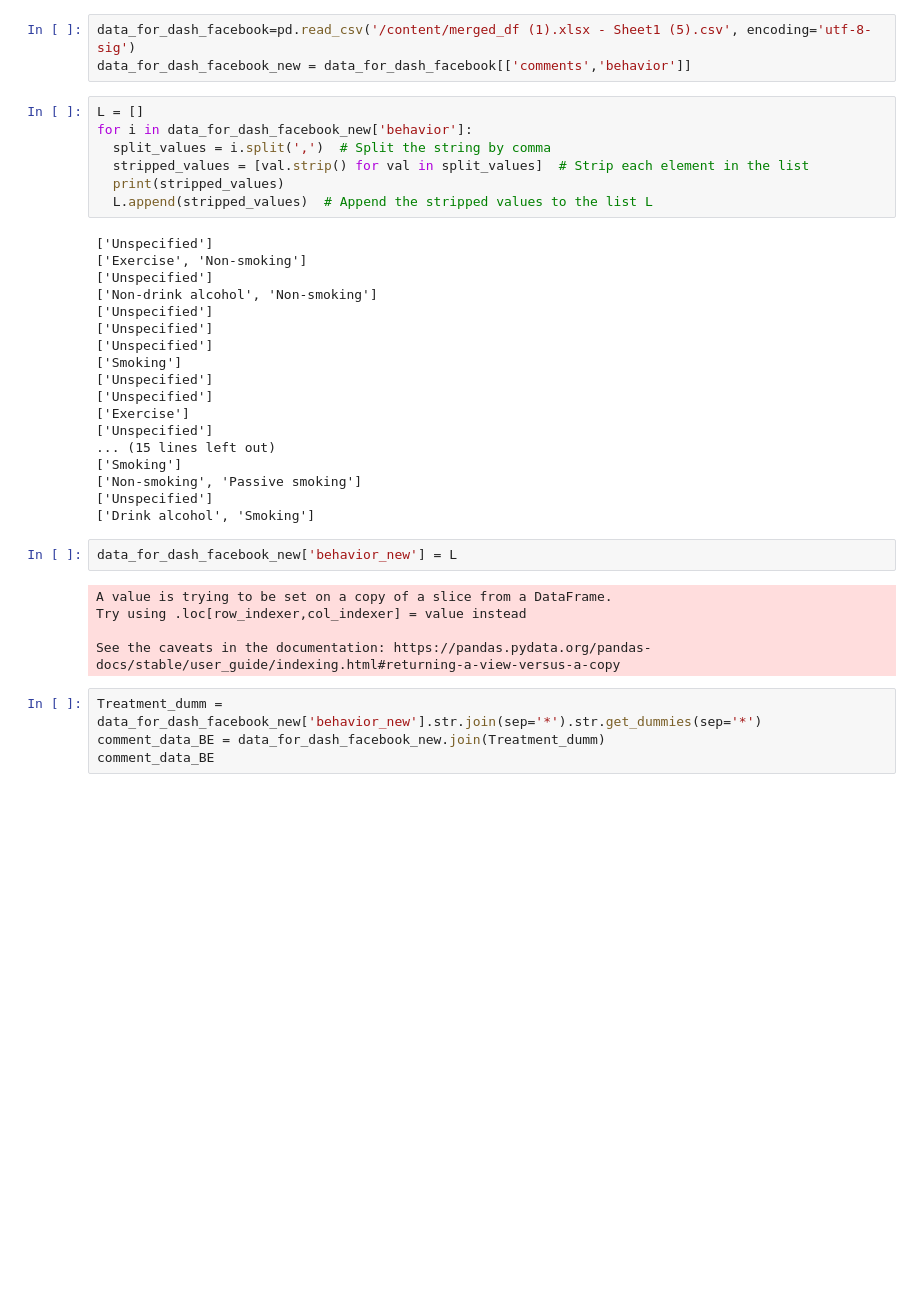
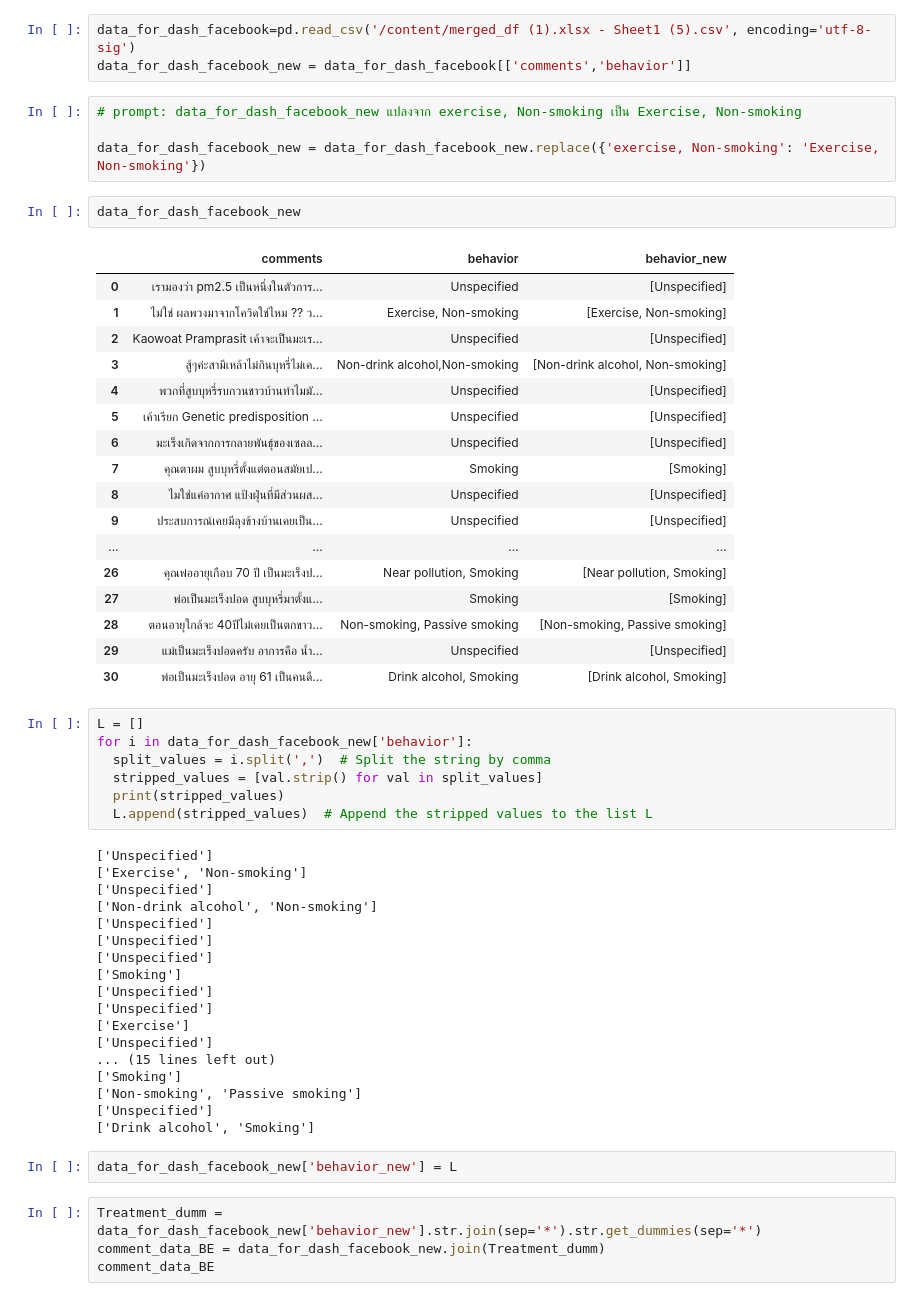
Before and after one commit to MOOwuttichai/NCDs_Listener, a Jupyter notebook: กราฟ.ipynb, the cells around one changed output. Drawn from its saved outputs; the diff is of its cells as text; blank space fills up the shorter version.

```diff
--- a/กราฟ.ipynb
+++ b/กราฟ.ipynb
@@ -964,11 +964,35 @@ fig_bar.show()
 # %%
 data_for_dash_facebook=pd.read_csv('/content/merged_df (1).xlsx - Sheet1 (5).csv', encoding='utf-8-sig')
 data_for_dash_facebook_new = data_for_dash_facebook[['comments','behavior']]
+# %%
+# prompt: data_for_dash_facebook_new แปลงจาก exercise, Non-smoking เป็น Exercise, Non-smoking
+
+data_for_dash_facebook_new = data_for_dash_facebook_new.replace({'exercise, Non-smoking': 'Exercise, Non-smoking'})
+# %%
+data_for_dash_facebook_new
+# %% [output]
+|  | comments | behavior | behavior_new |
+| 0 | เรามองว่า pm2.5 เป็นหนึ่งในตัวการ... | Unspecified | [Unspecified] |
+| 1 | ไม่ใช่ ผลพวงมาจากโควิดใช่ไหม ?? ว... | Exercise, Non-smoking | [Exercise, Non-smoking] |
+| 2 | Kaowoat Pramprasit เค้าจะเป็นมะเร... | Unspecified | [Unspecified] |
+| 3 | สู้ๆค่ะสามีเหล้าไม่กินบุหรี่ไม่เค... | Non-drink alcohol,Non-smoking | [Non-drink alcohol, Non-smoking] |
+| 4 | พวกที่สูบบุหรี่รบกวนชาวบ้านทำไมมั... | Unspecified | [Unspecified] |
+| 5 | เค้าเรียก Genetic predisposition ... | Unspecified | [Unspecified] |
+| 6 | มะเร็งเกิดจากการกลายพันธุ์ของเซลล... | Unspecified | [Unspecified] |
+| 7 | คุณตาผม สูบบุหรี่ตั้งแต่ตอนสมัยเป... | Smoking | [Smoking] |
+| 8 | ไมใช่แค่อากาศ แป้งฝุ่นที่มีส่วนผส... | Unspecified | [Unspecified] |
+| 9 | ประสบการณ์เคยมีลุงข้างบ้านเคยเป็น... | Unspecified | [Unspecified] |
+| ... | ... | ... | ... |
+| 26 | คุณพ่ออายุเกือบ 70 ปี เป็นมะเร็งป... | Near pollution, Smoking | [Near pollution, Smoking] |
+| 27 | พ่อเป็นมะเร็งปอด สูบบุหรี่มาตั้งแ... | Smoking | [Smoking] |
+| 28 | ตอนอายุใกล้จะ 40ปีไม่เคยเป็นตกขาว... | Non-smoking, Passive smoking | [Non-smoking, Passive smoking] |
+| 29 | แม่เป็นมะเร็งปอดครับ อาการคือ น้ำ... | Unspecified | [Unspecified] |
+| 30 | พ่อเป็นมะเร็งปอด อายุ 61 เป็นคนดื... | Drink alcohol, Smoking | [Drink alcohol, Smoking] |
 # %%
 L = []
 for i in data_for_dash_facebook_new['behavior']:
   split_values = i.split(',')  # Split the string by comma
-  stripped_values = [val.strip() for val in split_values]  # Strip each element in the list
+  stripped_values = [val.strip() for val in split_values]
   print(stripped_values)
   L.append(stripped_values)  # Append the stripped values to the list L
 # %% [output]
@@ -991,11 +1015,6 @@ for i in data_for_dash_facebook_new['behavior']:
 ['Drink alcohol', 'Smoking']
 # %%
 data_for_dash_facebook_new['behavior_new'] = L
-# %% [output]
-A value is trying to be set on a copy of a slice from a DataFrame.
-Try using .loc[row_indexer,col_indexer] = value instead
-
-See the caveats in the documentation: https://pandas.pydata.org/pandas-docs/stable/user_guide/indexing.html#returning-a-view-versus-a-copy
 # %%
 Treatment_dumm = data_for_dash_facebook_new['behavior_new'].str.join(sep='*').str.get_dummies(sep='*')
 comment_data_BE = data_for_dash_facebook_new.join(Treatment_dumm)
```
